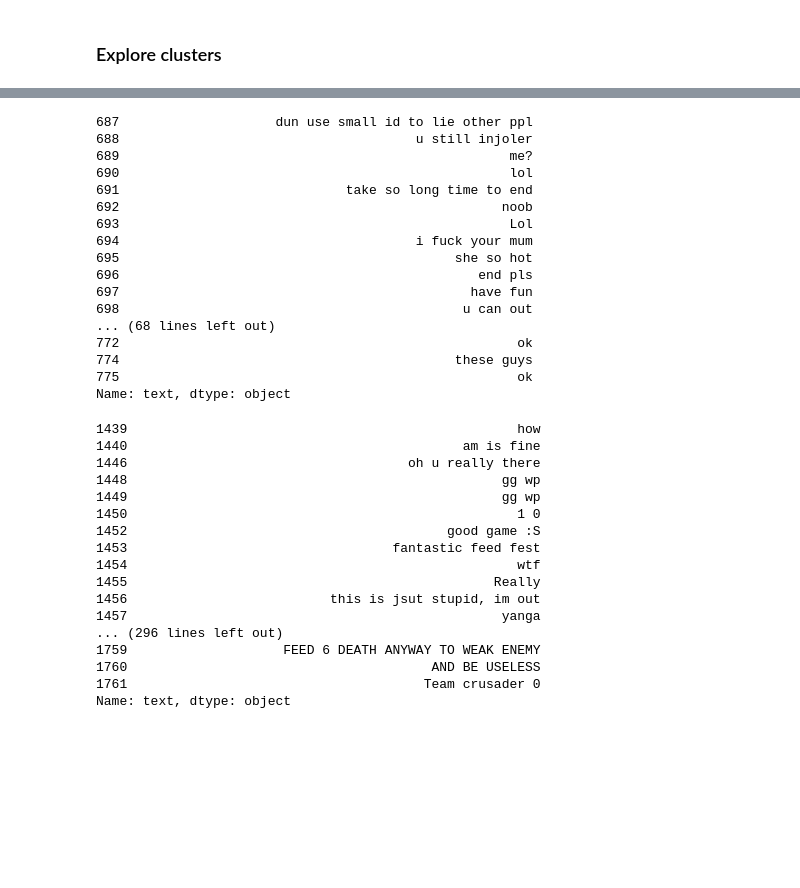
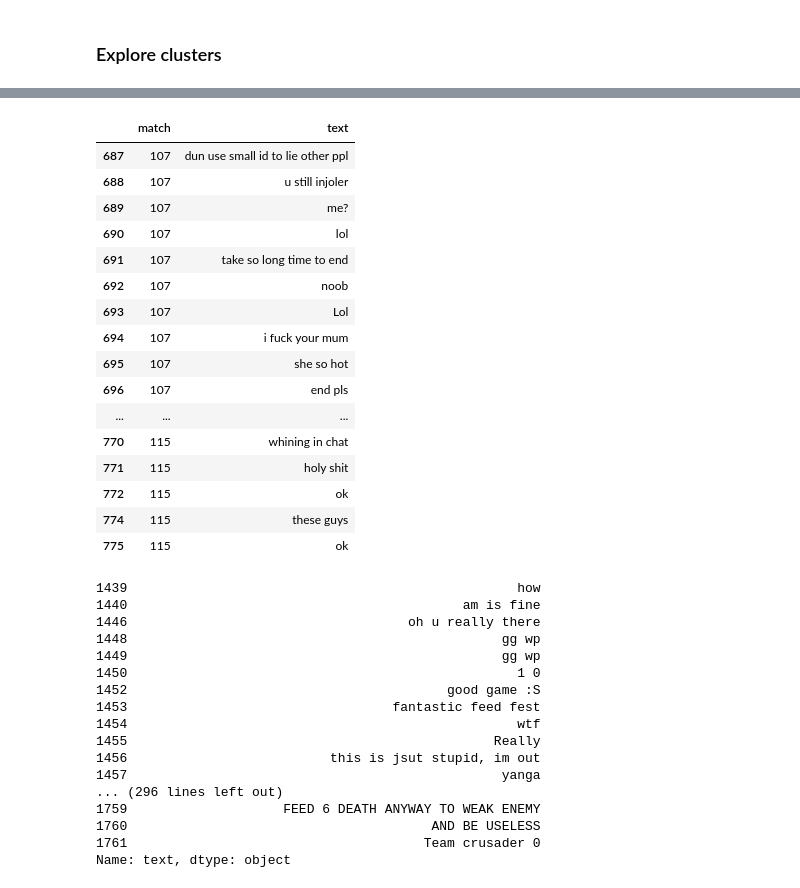
Before and after one commit to csralvall/online_game_toxicity, a Jupyter notebook: clustering_w2v.ipynb, the cells around one changed output, grey strips where cells are left out. Cells and saved outputs as stored; diff of their text form; code cells hidden in the pictures; blank space fills up the shorter version.

```diff
--- a/clustering_w2v.ipynb
+++ b/clustering_w2v.ipynb
@@ -334,23 +334,23 @@ Name: text, dtype: object
 # %%
-w2v_group.get_group(26)['text']
+w2v_group.get_group(26)[['match', 'text']]
 # %% [output]
-687                    dun use small id to lie other ppl
-688                                      u still injoler
-689                                                  me?
-690                                                  lol
-691                             take so long time to end
-692                                                 noob
-693                                                  Lol
-694                                      i fuck your mum
-695                                           she so hot
-696                                              end pls
-697                                             have fun
-698                                            u can out
-... (68 lines left out)
-772                                                   ok
-774                                           these guys
-775                                                   ok
-Name: text, dtype: object
+|  | match | text |
+| 687 | 107 | dun use small id to lie other ppl |
+| 688 | 107 | u still injoler |
+| 689 | 107 | me? |
+| 690 | 107 | lol |
+| 691 | 107 | take so long time to end |
+| 692 | 107 | noob |
+| 693 | 107 | Lol |
+| 694 | 107 | i fuck your mum |
+| 695 | 107 | she so hot |
+| 696 | 107 | end pls |
+| ... | ... | ... |
+| 770 | 115 | whining in chat |
+| 771 | 115 | holy shit |
+| 772 | 115 | ok |
+| 774 | 115 | these guys |
+| 775 | 115 | ok |
 # %%
 w2v_group.get_group(13)['text']
 # %% [output]
```
Also changed, not shown: parts of 6 cells of this notebook.
